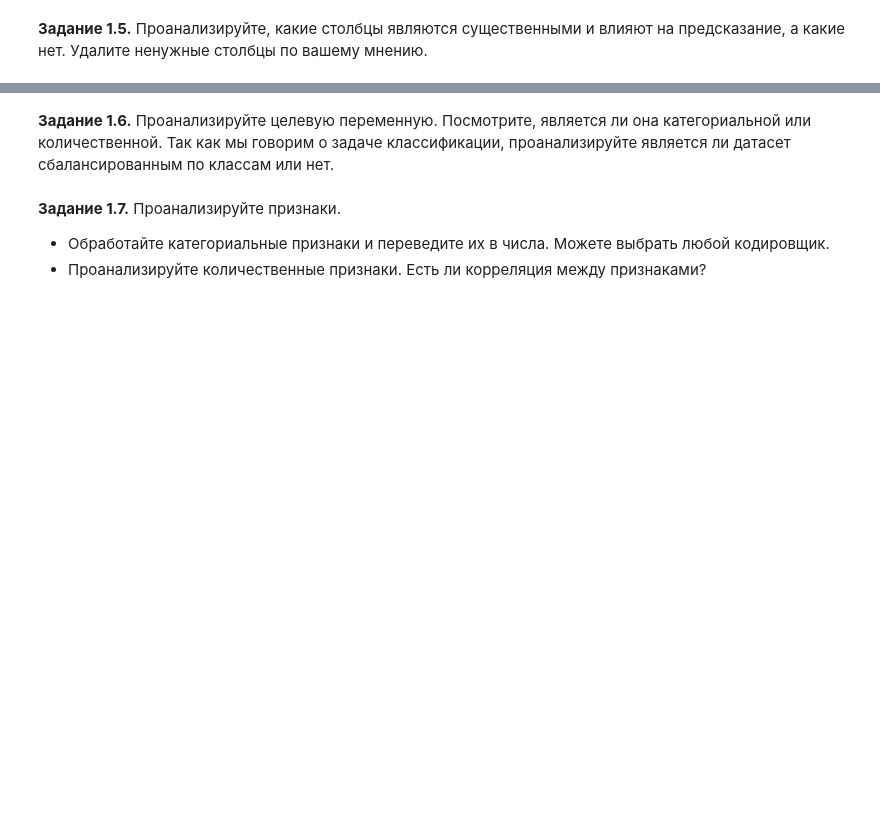
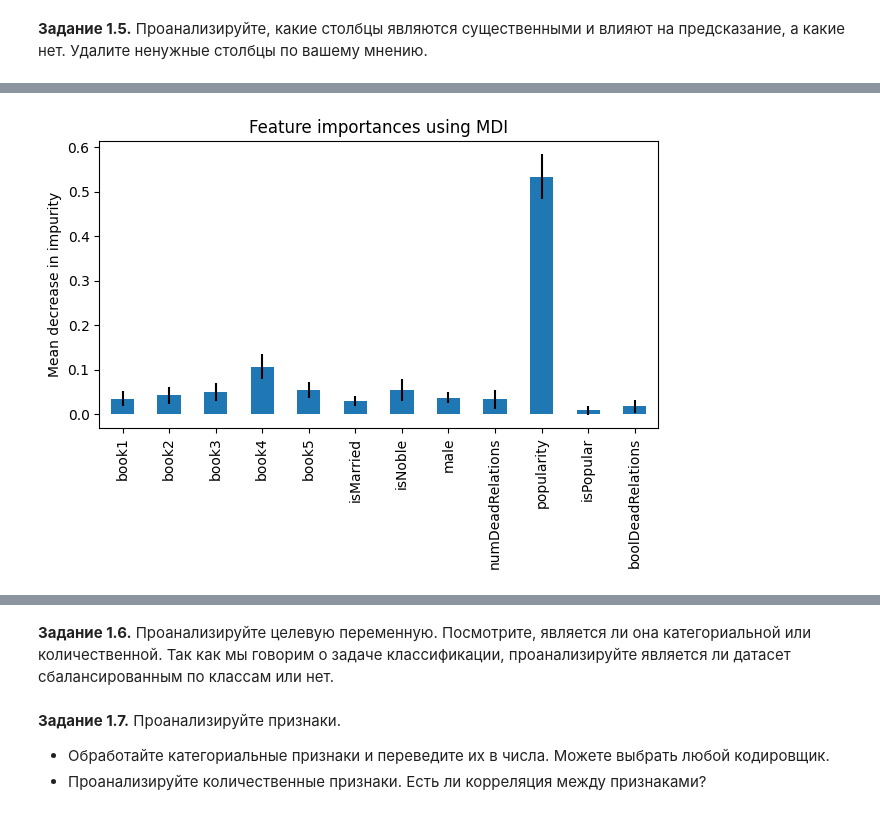
Before and after one commit to relicks/dls-2024-1, a Jupyter notebook: notebooks/hws/4_2_game_of_thrones_prediction.ipynb, the cells around one changed output, grey strips where cells are left out. Cells and saved outputs as stored; diff of their text form; code cells hidden in the pictures; blank space fills up the shorter version.

```diff
--- a/notebooks/hws/4_2_game_of_thrones_prediction.ipynb
+++ b/notebooks/hws/4_2_game_of_thrones_prediction.ipynb
@@ -144,0 +251,28 @@ data.drop(columns=[...], inplace = True)
+# %%
+def feature_importance_forest(
+    X: ArrayLike, y: ArrayLike, feature_names
+) -> tuple[pd.Series, NDArray[np.floating]]:
+    forest = RandomForestClassifier(random_state=0)
+    forest.fit(X, y)
+
+    importances = forest.feature_importances_
+    forest_importances = pd.Series(importances, index=feature_names)
+    std = np.std([tree.feature_importances_ for tree in forest.estimators_], axis=0)
+
+    return forest_importances, std
+
+
+def ols_summary(dataset):
+    X = dataset.drop(["house", "isAlive"], axis=1)
+    y = dataset.loc[:, "isAlive"]
+
+    # Convert boolean columns to integers
+    X["isPopular"] = X["isPopular"].astype(int)
+    X["boolDeadRelations"] = X["boolDeadRelations"].astype(int)
+
+    ols = sm.OLS(y, sm.add_constant(X))
+    result = ols.fit()
+    return result.summary()
+# %%
+X = dataset.drop(["house", "isAlive"], axis=1)
+y = dataset.loc[:, "isAlive"]
@@ -144,0 +320,10 @@ data.drop(columns=[...], inplace = True)
+# %%
+forest_importances, std = feature_importance_forest(X, y, X.columns)
+# %%
+fig, ax = plt.subplots()
+forest_importances.plot.bar(yerr=std, ax=ax)
+ax.set_title("Feature importances using MDI")
+ax.set_ylabel("Mean decrease in impurity")
+fig.tight_layout()
+# %% [output]
+[figure, added]
```
Also changed, not shown: parts of 26 cells of this notebook, 5 other files.
